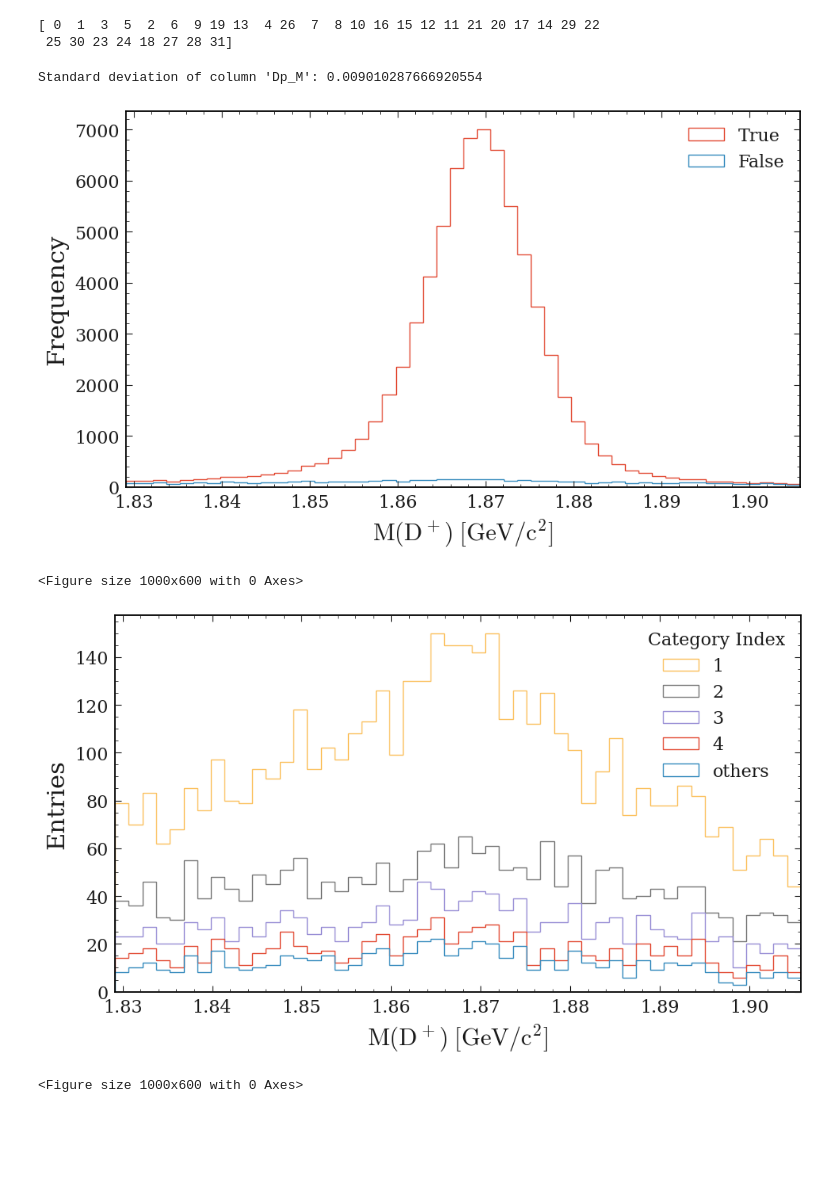
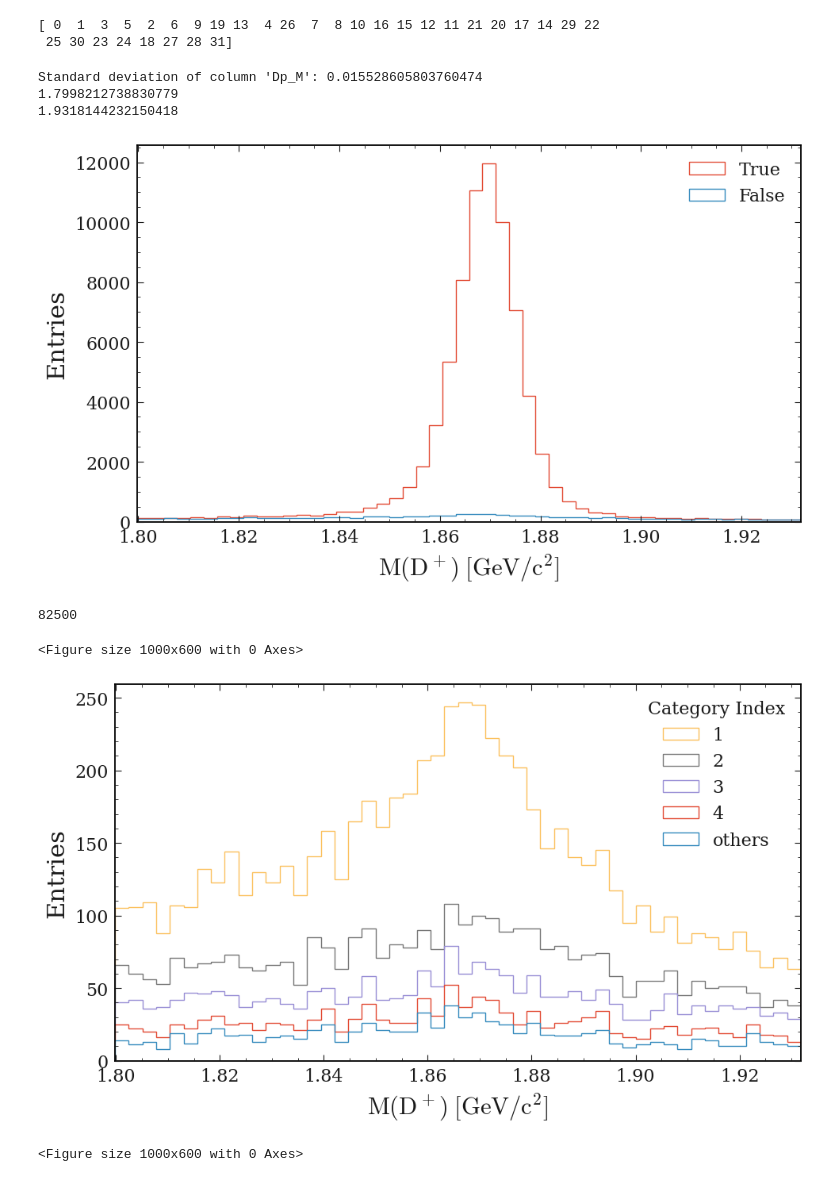
Before and after one commit to jykim-physics/DRAW_and_FITTING, a Jupyter notebook: main/D0etaeta/cut_study/Dpetapip_SR_purity_study.ipynb, the cells around one changed output. Drawn from its saved outputs; the diff is of its cells as text; code cells hidden in the pictures; blank space fills up the shorter version.

```diff
--- a/main/D0etaeta/cut_study/Dpetapip_SR_purity_study.ipynb
+++ b/main/D0etaeta/cut_study/Dpetapip_SR_purity_study.ipynb
@@ -680,17 +789,28 @@ print(df['category_index'].unique())
 # %%
 import matplotlib.pyplot as plt
 
+# base_filter=' D0_M>1.68 && D0_M<2.0'
 base_filter = "etapip_pipipi_rank==1"
-# variables = ['Dp_M','Dp_isSignal','Dp_chiProb']
+# base_filter += " && eta_Pi0_M > 0.12 && eta_Pi0_M<0.145"
+variables = ['Dp_M','Dp_isSignal','Dp_chiProb','eta_Pi0_M','eta_Pi0_isSignal','Dp_mcErrors','etapip_Eta_M','etapip_Eta_isSignal','eta_Pi0_Easym']
 tree = 'etapip_pipipi'
 
 Df = get_pd(file=file, tree=tree,base_filter=base_filter,variables=variables)
-Df2 = df.query('Dp_isSignal==1')
+Df2 = Df.query('Dp_isSignal==1')
 std_dev_Dp_M_true = Df2['Dp_M'].std()
 print("Standard deviation of column 'Dp_M':", std_dev_Dp_M_true)
 
 x_start = 1.8697 - 4.5*std_dev_Dp_M_true
 x_end = 1.8697 + 4*std_dev_Dp_M_true
+# x_start = 1.6
+# x_end = 2.1
+
+
+print(x_start)
+print(x_end)
+
+# x_start = 1.6
+# x_end = 2.1
 
 xm = np.linspace(x_start,x_end,51)
 
@@ -708,40 +828,47 @@ plt.hist([df_false["Dp_M"], df_true["Dp_M"]],
          bins=xm, histtype='step', label=[ 'False', 'True'], stacked=True)
 
 plt.xlabel("$\mathrm{M(D^+)} \; [\mathrm{GeV/c^2}]$")
-plt.ylabel('Frequency')
+plt.ylabel('Entries')
 # plt.title('Stacked Histogram of Dp_M by Category Index')
 plt.legend()
 plt.xlim(x_start, x_end)
 plt.tight_layout()
 plt.show()
+
+print(len(Df))
 # %% [output]
-Standard deviation of column 'Dp_M': 0.009010287666920554
+Standard deviation of column 'Dp_M': 0.015528605803760474
+1.7998212738830779
+1.9318144232150418
-[figure, old version]
+[figure, new version]
+82500
 # %%
 # Plot stacked histograms based on the new 'category_group' column
 plt.figure(figsize=(10, 6))
 df_index1 = df.query('category_index==1')
 df_index2 = df.query('category_index==2')
 df_index3 = df.query('category_index==3')
 df_index4 = df.query('category_index==4')
 df_index_others = df.query('category_index!=0 & category_index!=1 & category_index!=2 & \
                             category_index!=3 & category_index!=4')
 
 # Plot stacked histograms based on the new 'category_group' column
 plt.figure(figsize=(10, 6))
 
 plt.hist([df_index_others["Dp_M"], df_index4["Dp_M"], df_index3["Dp_M"], df_index2["Dp_M"], df_index1["Dp_M"]],
          bins=xm, histtype='step', label=['others', '4', '3', '2', '1'], stacked=True)
 
 plt.xlabel("$\mathrm{M(D^+)} \; [\mathrm{GeV/c^2}]$")
 plt.ylabel('Entries')
 plt.legend(title='Category Index')
 plt.xlim(x_start, x_end)
 plt.tight_layout()
+file1_name="/media/jykim/T7/saved_plots/DRAW/etapip/MC15ri_sig/3pi/MC15ri_3pi_tight_v1_DpM_false_mcerror.png"
+plt.savefig(file1_name)
 plt.show()
 # %% [output]
 <Figure size 1000x600 with 0 Axes>
-[figure, old version]
+[figure, new version]
 # %%
 # Plot stacked histograms based on the new 'category_group' column
 plt.figure(figsize=(10, 6))
```
Also changed, not shown: parts of 7 cells of this notebook, 5 other files.
